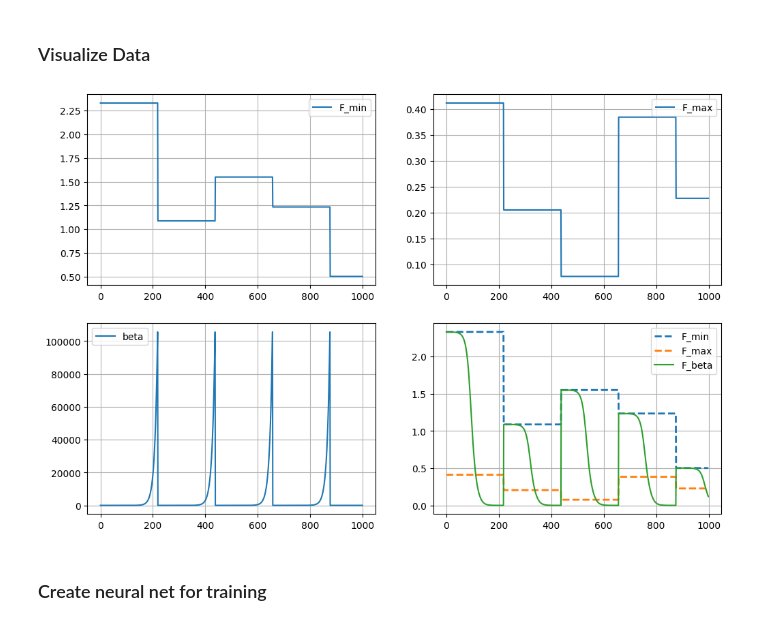
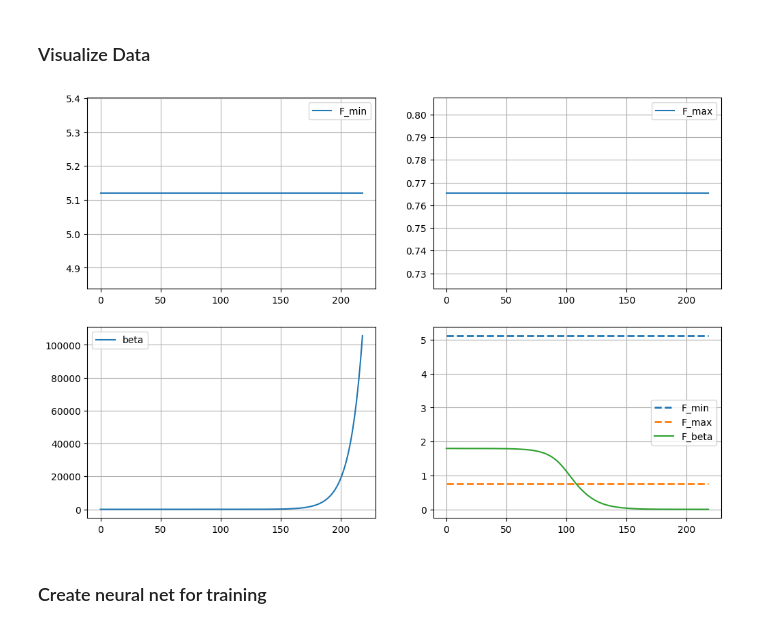
Before and after one commit to salar96/LearningFLPO, a Jupyter notebook: learn_LSE.ipynb, the cells around one changed output. Drawn from its saved outputs; the diff is of its cells as text; code cells hidden in the pictures.

```diff
--- a/learn_LSE.ipynb
+++ b/learn_LSE.ipynb
@@ -36,0 +36,14 @@ logSumExp(D_array, beta0)
+# %%
+np.random.seed(10)
+D_array = np.sort(np.random.uniform(10,100,10))
+beta = 0.0001
+P = gibbs(D_array, beta)
+slopeP = (P[1:] - P[0:-1])/(D_array[1:]-D_array[0:-1])
+plt.figure(figsize=(6,2))
+plt.plot(D_array, P, marker='.')
+plt.grid()
+
+plt.figure(figsize=(6,2))
+plt.plot(D_array[0:-1], slopeP, marker='.')
+plt.grid()
+plt.show()
@@ -59,24 +75,32 @@ l4-l1:-6.250
 ### Create dataset
 # %%
 # function to generate logsum dataset
-def logsum_dataset(n_curves, b_min, b_max, b_grow, D_min_range, D_max_range, len_Darray, approx_log_sum_flr, io_scale):
+def logsum_dataset(n_curves, b_min, b_max, b_grow, D_min_range, D_max_range, D_max_scale, len_Darray_range, approx_log_sum_flr, io_scale):
     b_array = createBetaArray(b_min, b_max, b_grow)
     n_beta_per_curve = len(b_array)
     n_data = n_curves * n_beta_per_curve
     In = torch.zeros((n_data, 3), dtype=torch.float32)
     Out = torch.zeros((n_data,1), dtype=torch.float32)
+    len_D_ARR = []
 
     cnt = 0
     for c in range(n_curves):
 
+        len_Darray = int(np.random.uniform(len_Darray_range[0], len_Darray_range[1]))
         D_min = np.random.uniform(D_min_range[0], D_min_range[1])
         D_max = D_min + np.random.uniform(D_max_range[0], D_max_range[1])
         D_array = np.random.uniform(D_min, D_max, len_Darray)
         if approx_log_sum_flr:
-            D_array_dum = np.arange(1,len_Darray+1)*2 + D_min
+            D_array_dum = np.linspace(D_min, D_max_scale, len_Darray)
             F_min = logSumExp(D_array_dum, b_min)
+            F_min1 = logSumExp(D_array, b_min)
+            print(f"F_min approx: {F_min:.3e}")
+            print(f"F_min true: {F_min1:.3e}")
+            print(f"D_min approx:{D_array_dum}")
+            print(f"D_min true:{np.sort(D_array)}")
         else:
             F_min = logSumExp(D_array, b_min)
+            print(f"F_min true: {F_min:.3e}")
         F_min = io_scale * F_min
         F_max = io_scale * np.min(D_array)
 
@@ -84,9 +108,10 @@ def logsum_dataset(n_curves, b_min, b_max, b_grow, D_min_range, D_max_range, len
             Fb = io_scale * logSumExp(D_array, b)
             In[cnt,:] = torch.tensor([F_min, F_max, b])
             Out[cnt,:] = torch.tensor([Fb])
+            len_D_ARR.append(len_Darray)
             cnt += 1
 
-    return In, Out
+    return In, Out, len_D_ARR
 # %%
 
 # beta limits
@@ -94,15 +119,16 @@ b_min = 1e-4
 b_max = 1e5
 b_grow = 1.1
 b_array = createBetaArray(b_min, b_max, b_grow)
-print(f'len b_array: {b_array.shape}')
+print(f'len b_array:\t{b_array.shape}')
 
 # torch input and output arrays
-n_curves = 200
-len_Darray = 200
+n_curves = 1
+len_Darray_range = [10,10]
 D_min_range = [0.001, 1] # minimum value of D_array is picked at random from this range
 D_max_range = [1, 10] # maximum value of D_array is picked at random from the range dmin + D_max_range
-IO_scale = 0.5
+D_max_scale = np.max(np.array(D_min_range) + np.array(D_max_range))
+IO_scale = 1
 
-In, Out = logsum_dataset(n_curves, b_min, b_max, b_grow, D_min_range, D_max_range, len_Darray, approx_log_sum_flr=False, io_scale=IO_scale)
-print(f'In: {In.size()}\tOut: {Out.size()}')
+In, Out, len_D_ARR = logsum_dataset(n_curves, b_min, b_max, b_grow, D_min_range, D_max_range, D_max_scale, len_Darray_range, approx_log_sum_flr=True, io_scale=IO_scale)
+print(f'In:\t{In.size()}\nOut:\t{Out.size()}\nlen_D_ARR\tsize:{len(len_D_ARR)}\tmin:{np.min(len_D_ARR)}\tmax:{np.max(len_D_ARR)}\tmean:{np.mean(len_D_ARR)}')
 # %% [output]
@@ -114,35 +148,35 @@ In: torch.Size([43800, 3])      Out: torch.Size([43800, 1])
 
 def visualizeData(In, Out, n_end):
 
     plt.figure(figsize=(12,8))
 
     plt.subplot(2,2,1)
     plt.plot(In[:n_end,0], label='F_min')
     plt.legend()
     plt.grid()
 
     plt.subplot(2,2,2)
     plt.plot(In[:n_end,1], label='F_max')
     plt.legend()
     plt.grid()
 
     plt.subplot(2,2,3)
     plt.plot(In[:n_end,2], label='beta')
     plt.legend()
     plt.grid()
 
     plt.subplot(2,2,4)
     plt.plot(In[:n_end,0], label='F_min', linestyle='dashed', linewidth=2)
     plt.plot(In[:n_end,1], label='F_max', linestyle='dashed', linewidth=2)
     plt.plot(Out[:n_end], label='F_beta')
     plt.legend()
     plt.grid()
 
     plt.show()
 
-visualizeData(In, Out, n_end=1000)
+visualizeData(In, Out, n_end=2000)
 # %% [output]
-[figure, old version]
+[figure, new version]
 # %% [markdown]
 
 ### Create neural net for training
```
Also changed, not shown: parts of 10 cells of this notebook, 3 other files.
